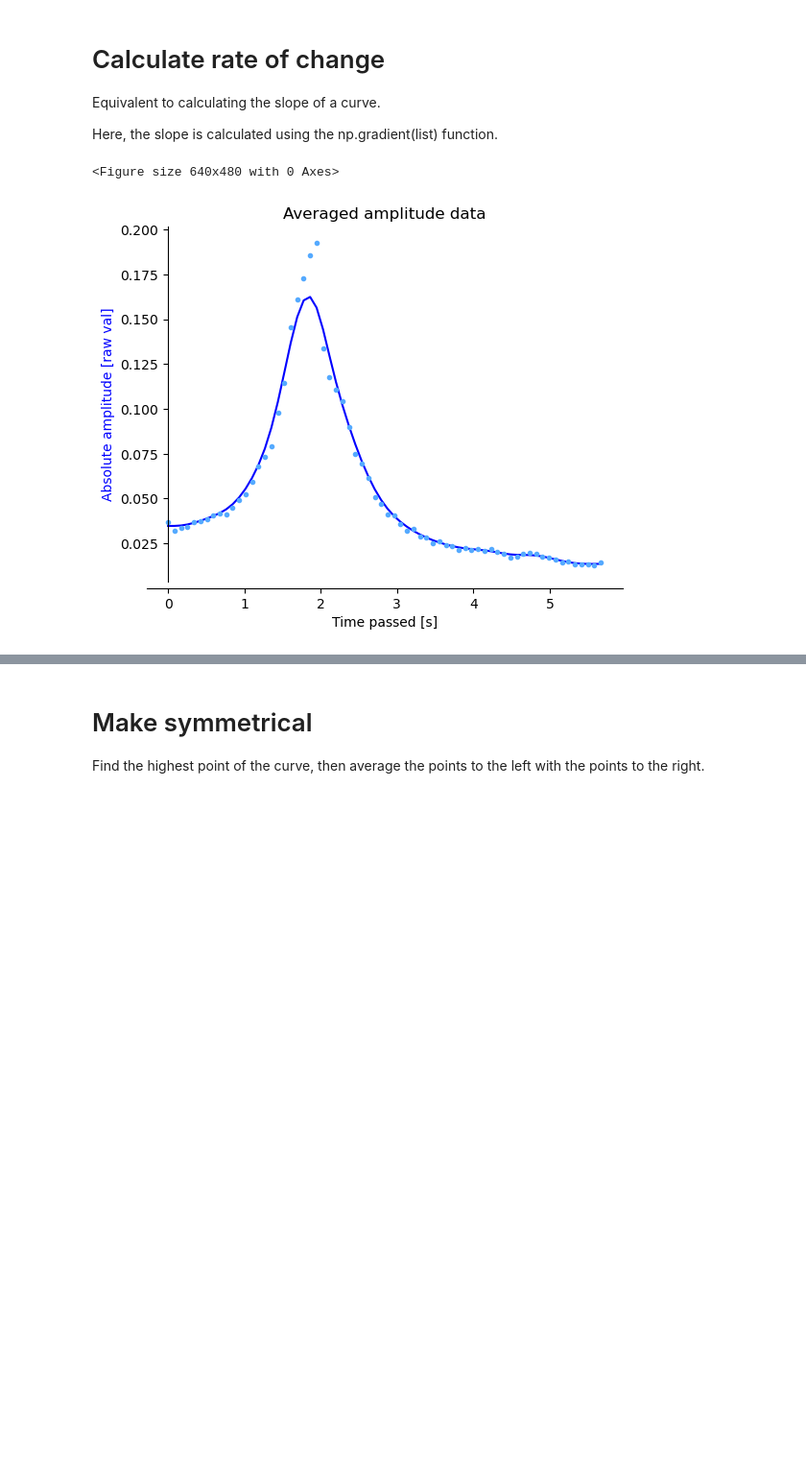
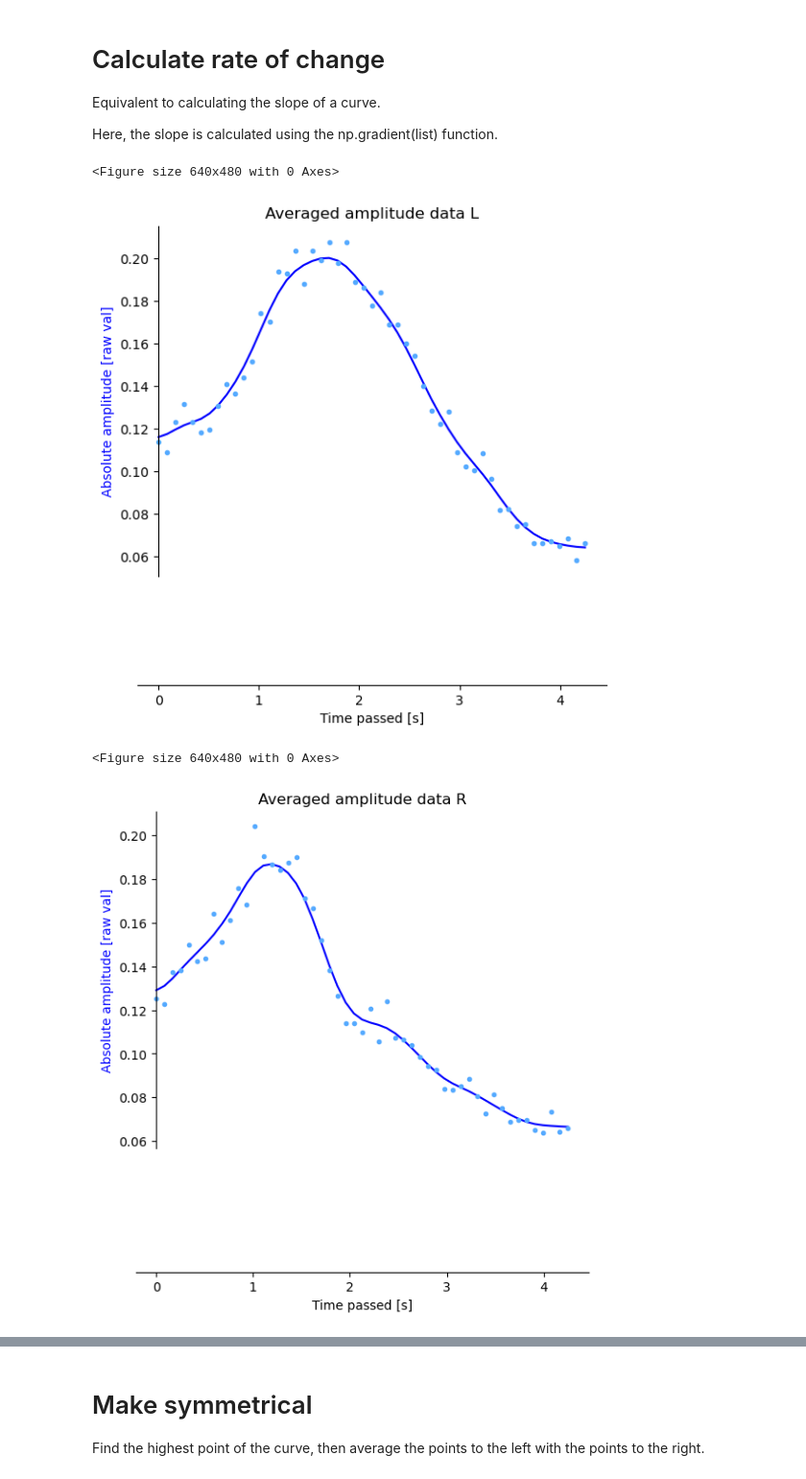
Before and after one commit to vexplained/JugendForscht2022, a Jupyter notebook: programming/python-analysis/amplitude-analyser.ipynb, the cells around one changed output, grey strips where cells are left out. Shown: that part at 96% size. Cells and saved outputs as stored; diff of their text form; code cells hidden in the pictures; blank space fills up the shorter version.

```diff
--- a/programming/python-analysis/amplitude-analyser.ipynb
+++ b/programming/python-analysis/amplitude-analyser.ipynb
@@ -61,4 +61,8 @@ plt.legend(["left", "right"])
 plt.savefig("summarized_plots/png/(a_0)waveform.png")
 plt.savefig("summarized_plots/pdf/(a_0)waveform.pdf")
 plt.show()
+
+
+data_l = data[:,0]
+data_r = data[:,1]
 # %% [output]
@@ -76,12 +80,15 @@ step_increase: int = (int) (samplerate / cfg.averaging_resolution)
 output_debug_list = []
 
 avg_data = []
+avg_data_l = []
+avg_data_r = []
 for samples in range(0, len(data), step_increase):
-    tmp = np.average(data[samples : (samples + step_increase)])
-
     avg_data.append(np.average(data[samples: samples + step_increase]))
+    avg_data_l.append(np.average(data_l[samples: samples + step_increase]))
+    avg_data_r.append(np.average(data_r[samples: samples + step_increase]))
 
     # generate debug output
+    tmp = np.average(data[samples : (samples + step_increase)])
     inner_debug_list = []
     inner_debug_list.append(samples / samplerate)
     inner_debug_list.append((samples + step_increase) / samplerate)
@@ -101,14 +108,22 @@ Equivalent to calculating the slope of a curve.
 
 Here, the slope is calculated using the np.gradient(list) function.
 # %%
-avg_smoothed = gaussian_filter1d(avg_data, sigma=2)
+avg_smoothed = gaussian_filter1d(avg_data, sigma=2) #! Caution: may heavily alter the values
+avg_smoothed_l = gaussian_filter1d(avg_data_l, sigma=2)
+avg_smoothed_r = gaussian_filter1d(avg_data_r, sigma=2)
 
-gradients = np.gradient(avg_data)
-gradients_smoothed = gaussian_filter1d(gradients, sigma=2) #! Caution: may heavily alter the values
+# Gradient: like discrete derivative
+# gradients = np.gradient(avg_data)
+# gradients_smoothed = gaussian_filter1d(gradients, sigma=2)
 
 
 # plot_amplitude_data("Averaged amplitude data", "Absolute amplitude [raw val]", avg_smoothed, avg_data, "Rate of change of amplitude", gradients_smoothed, gradients)
-plotting_util.plot_amplitude_data("Averaged amplitude data", "Absolute amplitude [raw val]", cfg.averaging_resolution, avg_smoothed, avg_data)
+
+# plotting_util.plot_amplitude_data("Averaged amplitude data", "Absolute amplitude [raw val]", cfg.averaging_resolution, avg_smoothed, avg_data)
+plotting_util.plot_amplitude_data("Averaged amplitude data L", "Absolute amplitude [raw val]", cfg.averaging_resolution, avg_smoothed_l, avg_data_l)
+plotting_util.plot_amplitude_data("Averaged amplitude data R", "Absolute amplitude [raw val]", cfg.averaging_resolution, avg_smoothed_r, avg_data_r)
 # %% [output]
 <Figure size 640x480 with 0 Axes>
-[figure, old version]
+[figure, new version]
+<Figure size 640x480 with 0 Axes>
+[figure, added]
```
Also changed, not shown: parts of 6 cells of this notebook, 59 other files.
